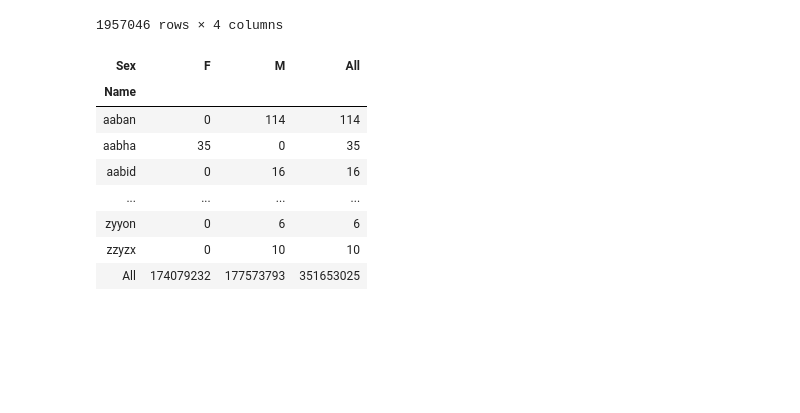
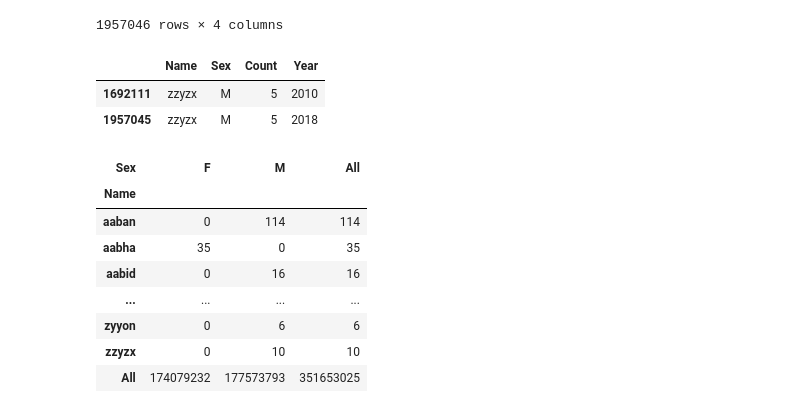
Before and after one commit to COGS108/Section-Fa20, a Jupyter notebook: disc03/disc03.ipynb, the cells around one changed output. Drawn from its saved outputs; the diff is of its cells as text; code cells hidden in the pictures; blank space fills up the shorter version.

```diff
--- a/disc03/disc03.ipynb
+++ b/disc03/disc03.ipynb
@@ -144,6 +161,12 @@ babynames
 | 1957044 | zyron | M | 5 | 2018 |
 | 1957045 | zzyzx | M | 5 | 2018 |
 1957046 rows × 4 columns
+# %%
+babynames[babynames['Name']=='zzyzx']
+# %% [output]
+|  | Name | Sex | Count | Year |
+| 1692111 | zzyzx | M | 5 | 2010 |
+| 1957045 | zzyzx | M | 5 | 2018 |
 # %%
 sex_counts = pd.pivot_table(babynames, index='Name', columns='Sex', values='Count',
                             aggfunc='sum', fill_value=0., margins=True)
```
Also changed, not shown: parts of 12 cells of this notebook, 11 other files.
